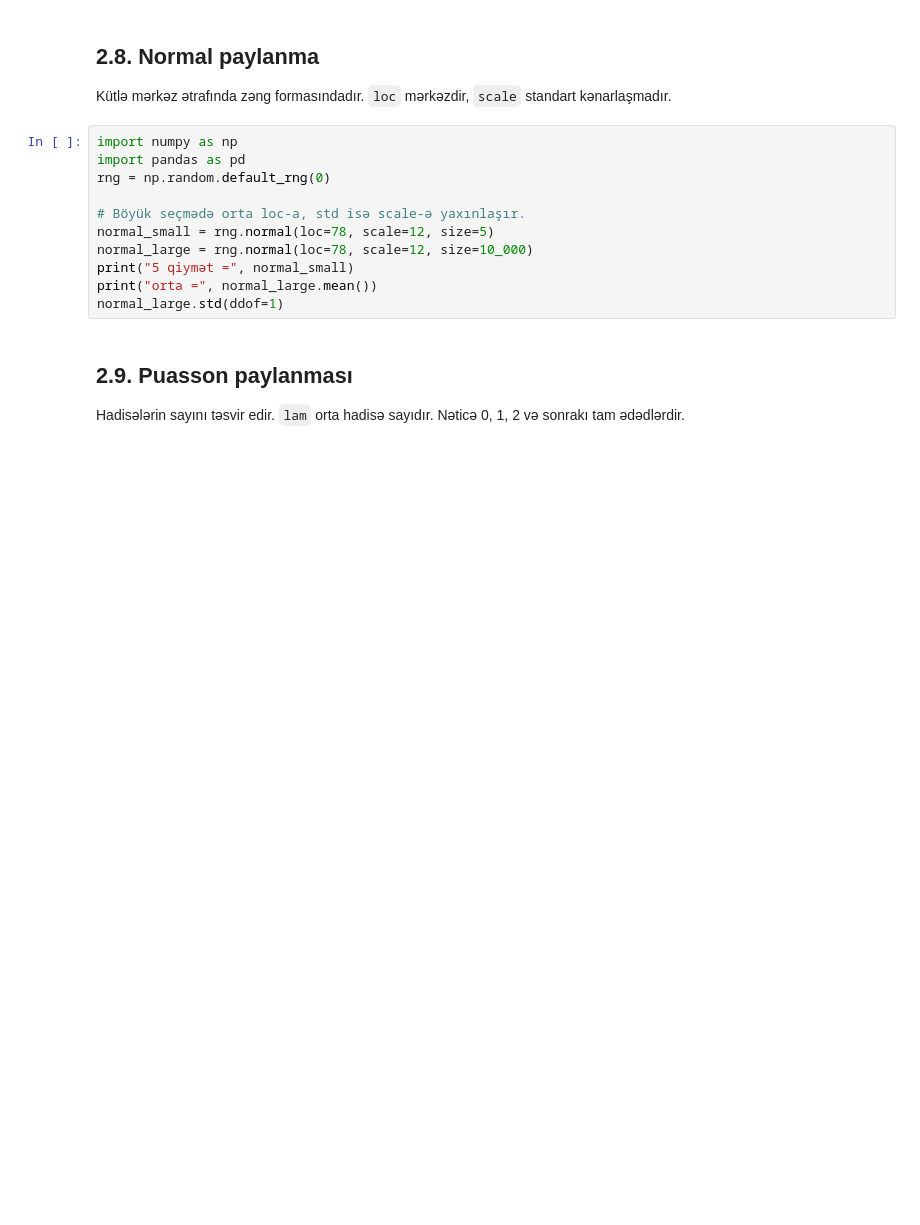
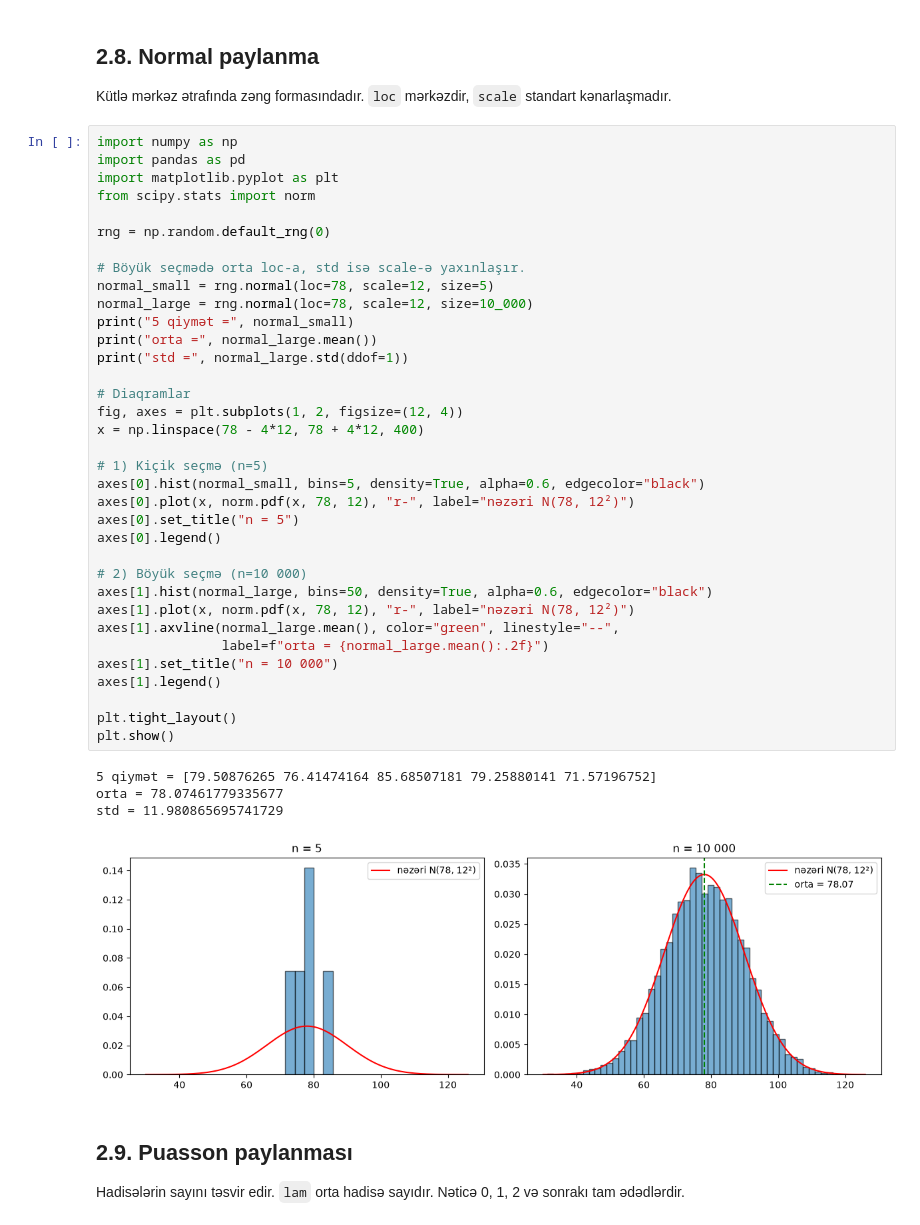
Before and after one commit to ProfBat018/FSDE_Oct_24_9_az, a Jupyter notebook: Lesson2/data_science_dersi.ipynb, the cells around one changed output. Drawn from its saved outputs; the diff is of its cells as text; blank space fills up the shorter version.

```diff
--- a/Lesson2/data_science_dersi.ipynb
+++ b/Lesson2/data_science_dersi.ipynb
@@ -491,17 +495,46 @@ uniform_large.mean()
 ## 2.8. Normal paylanma
 
 Kütlə mərkəz ətrafında zəng formasındadır. `loc` mərkəzdir, `scale` standart kənarlaşmadır.
-# %%
-import numpy as np
-import pandas as pd
-rng = np.random.default_rng(0)
-
-# Böyük seçmədə orta loc-a, std isə scale-ə yaxınlaşır.
-normal_small = rng.normal(loc=78, scale=12, size=5)
-normal_large = rng.normal(loc=78, scale=12, size=10_000)
-print("5 qiymət =", normal_small)
-print("orta =", normal_large.mean())
-normal_large.std(ddof=1)
+# %%
+import numpy as np
+import pandas as pd
+import matplotlib.pyplot as plt
+from scipy.stats import norm
+
+rng = np.random.default_rng(0)
+
+# Böyük seçmədə orta loc-a, std isə scale-ə yaxınlaşır.
+normal_small = rng.normal(loc=78, scale=12, size=5)
+normal_large = rng.normal(loc=78, scale=12, size=10_000)
+print("5 qiymət =", normal_small)
+print("orta =", normal_large.mean())
+print("std =", normal_large.std(ddof=1))
+
+# Diaqramlar
+fig, axes = plt.subplots(1, 2, figsize=(12, 4))
+x = np.linspace(78 - 4*12, 78 + 4*12, 400)
+
+# 1) Kiçik seçmə (n=5)
+axes[0].hist(normal_small, bins=5, density=True, alpha=0.6, edgecolor="black")
+axes[0].plot(x, norm.pdf(x, 78, 12), "r-", label="nəzəri N(78, 12²)")
+axes[0].set_title("n = 5")
+axes[0].legend()
+
+# 2) Böyük seçmə (n=10 000)
+axes[1].hist(normal_large, bins=50, density=True, alpha=0.6, edgecolor="black")
+axes[1].plot(x, norm.pdf(x, 78, 12), "r-", label="nəzəri N(78, 12²)")
+axes[1].axvline(normal_large.mean(), color="green", linestyle="--",
+                label=f"orta = {normal_large.mean():.2f}")
+axes[1].set_title("n = 10 000")
+axes[1].legend()
+
+plt.tight_layout()
+plt.show()
+# %% [output]
+5 qiymət = [79.50876265 76.41474164 85.68507181 79.25880141 71.57196752]
+orta = 78.07461779335677
+std = 11.980865695741729
+[figure, added]
 # %% [markdown]
 ## 2.9. Puasson paylanması
 
```
Also changed, not shown: parts of 1 cell of this notebook, 7 other files.
